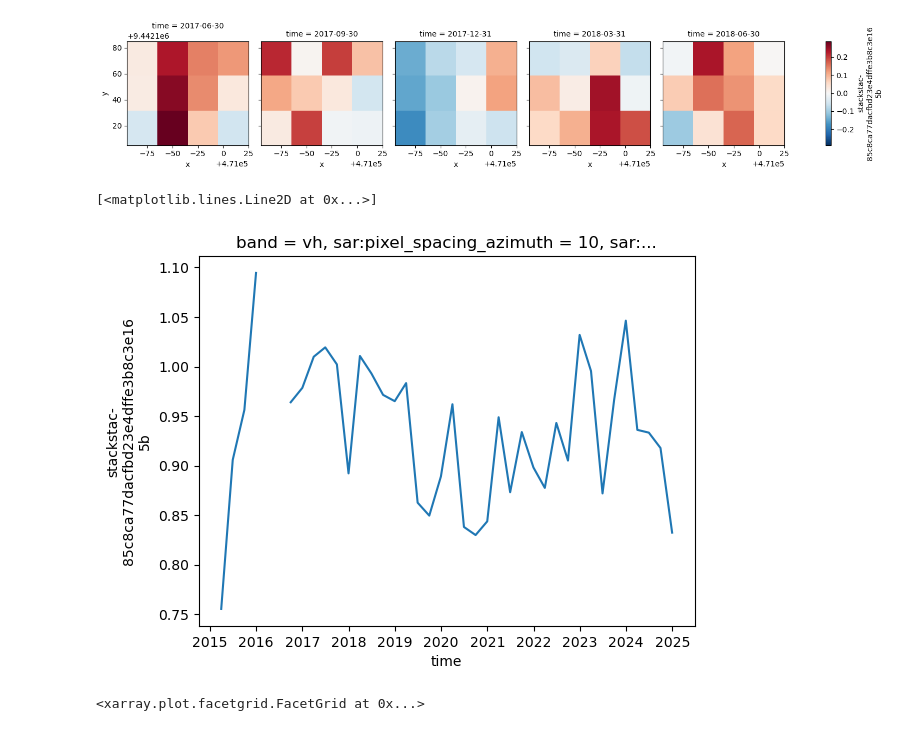
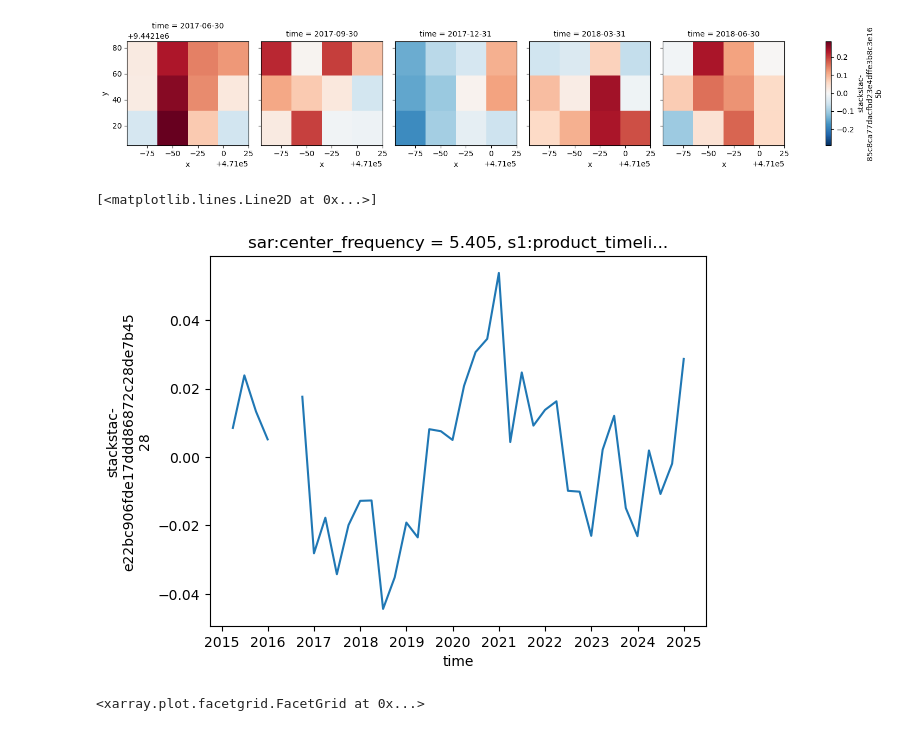
Before and after one commit to adlai-nelson/geog313-final-project, a Jupyter notebook: analysis.ipynb, the cells around one changed output. Cells and saved outputs as stored; diff of their text form; code cells hidden in the pictures.

```diff
--- a/analysis.ipynb
+++ b/analysis.ipynb
@@ -41,7 +40,7 @@ aoi = (m.west, m.south, m.east, m.north)
 import utils
 search = utils.get_sar_pc(aoi, start, end)
 stack = utils.items_to_xarray(search, aoi)
-index = utils.calculate_index(stack, "RVI")
+index = utils.calculate_index(stack, "mRFDI")
 coarsened = utils.coarsen_image(index, scale = 3)
 composite = utils.temporal_composite(coarsened)
 # %%
@@ -54,15 +53,15 @@ deseasoned.isel(time=[9, 10, 11, 12, 13]).plot.imshow(col="time", col_wrap=5)
 <xarray.plot.facetgrid.FacetGrid at 0x...>
 [figure]
 # %%
-tsmean = composite.mean(dim = ['y', 'x'], skipna = True)
+tsmean = deseasoned.mean(dim = ['y', 'x'], skipna = True)
 
 import matplotlib.pyplot as plt
 
 fig, ax = plt.subplots()
 tsmean.plot(ax=ax)
 # %% [output]
 [<matplotlib.lines.Line2D at 0x...>]
-[figure, old version]
+[figure, new version]
 # %%
 index = utils.calculate_index(composite, "RVI")
 index.isel(time=[9, 10, 11, 12, 13]).plot.imshow(col="time", col_wrap=5)
```
Also changed, not shown: parts of 5 cells of this notebook.
